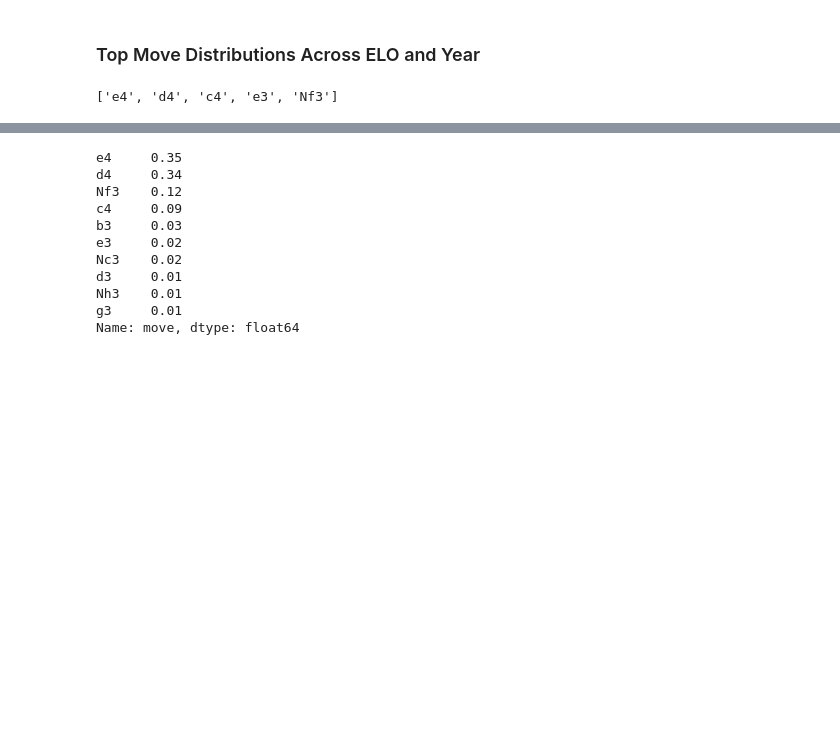
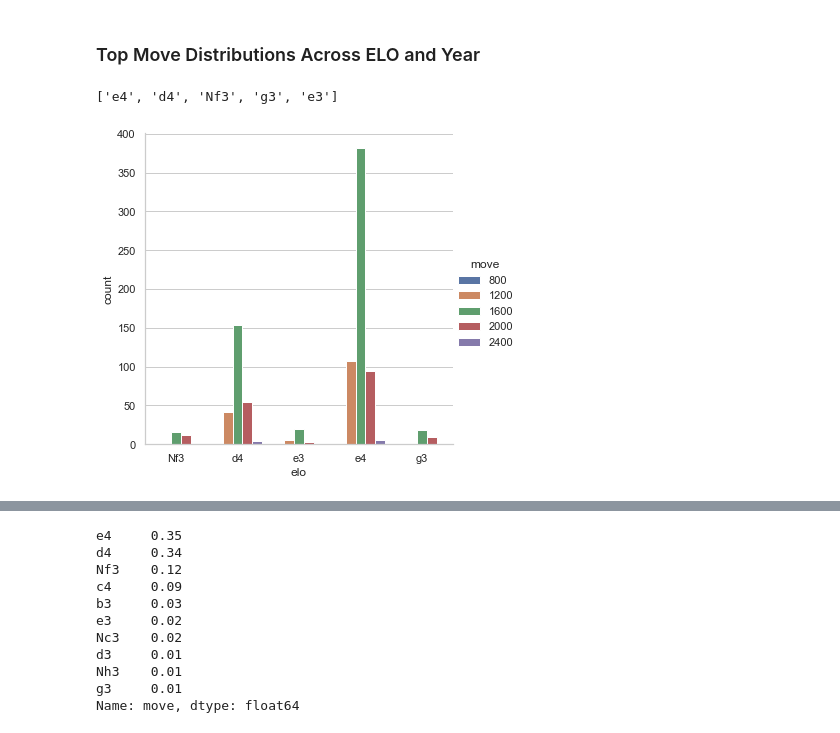
Before and after one commit to josephcappadona/chess-analytics, a Jupyter notebook: position moves distribution.ipynb, the cells around one changed output, grey strips where cells are left out. Saved outputs shown, nothing was run; the diff lists cells and outputs as text; code cells hidden in the pictures; blank space fills up the shorter version.

```diff
--- a/position moves distribution.ipynb
+++ b/position moves distribution.ipynb
@@ -293,11 +354,15 @@ TypeError: unsupported operand type(s) for /: 'NoneType' and 'int'
 # %%
-top_n = 5
-top_moves = move_df['move'].value_counts().iloc[:top_n].index.values.tolist()
+top_moves = move_df['move'].value_counts().iloc[:N].index.values.tolist()
 print(top_moves)
 
 top_moves_df = move_df[move_df['move'].isin(top_moves)]
 # %% [output]
-['e4', 'd4', 'c4', 'e3', 'Nf3']
+['e4', 'd4', 'Nf3', 'g3', 'e3']
+# %%
+move_count_plot = plot_move_count_by_elo(top_moves_df,
+                                         bin_width=ELO_BIN_WIDTH)
+# %% [output]
+[figure, added]
 # %%
 distr_by_elo = plot_move_distribution_by_elo(top_moves_df, 100)
 # %% [output]
```
Also changed, not shown: parts of 20 cells of this notebook, 1 other file.
